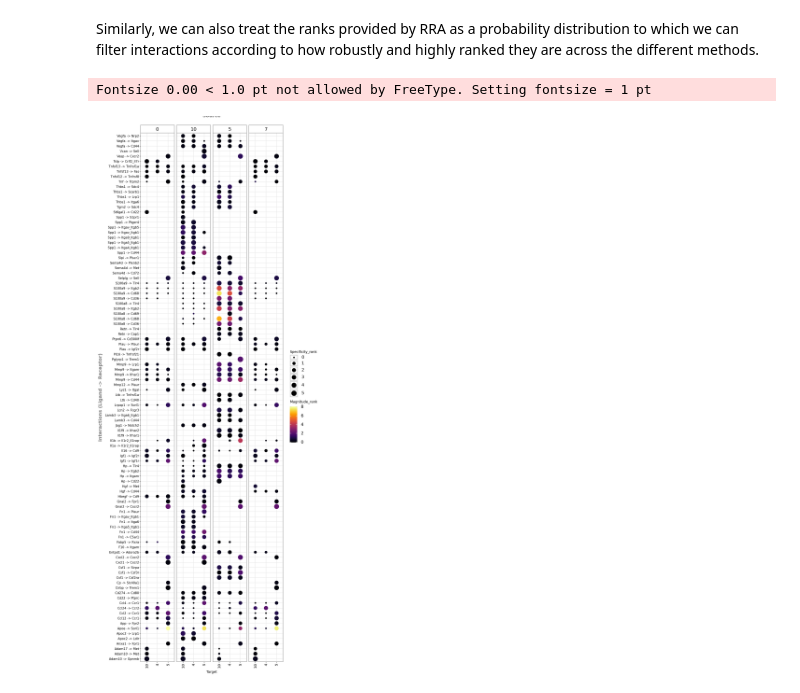
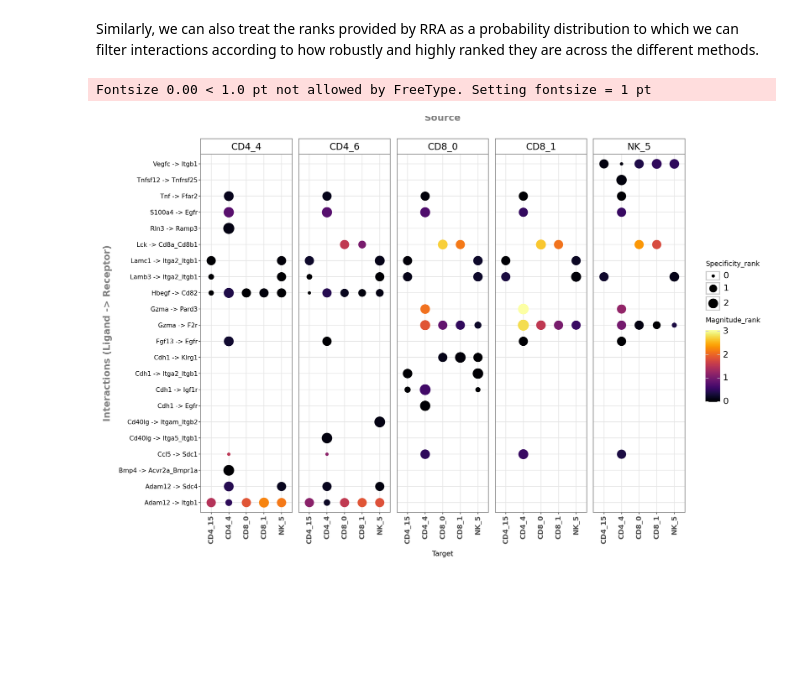
Before and after one commit to Ale-x-andra24/ACM_Mouse_Immune, a Jupyter notebook: Workflow/8_LIANA/A_myeloids/c_18_Leiden_clusters_n_latent150/1_240503_LIANA_on_myeloids.ipynb, the cells around one changed output. Saved outputs shown, nothing was run; the diff lists cells and outputs as text; code cells hidden in the pictures; blank space fills up the shorter version.

```diff
--- a/Workflow/8_LIANA/A_myeloids/c_18_Leiden_clusters_n_latent150/1_240503_LIANA_on_myeloids.ipynb
+++ b/Workflow/8_LIANA/A_myeloids/c_18_Leiden_clusters_n_latent150/1_240503_LIANA_on_myeloids.ipynb
@@ -55,7 +55,7 @@ Session information updated at 2024-05-03 15:18
 # %% [markdown]
 ### Load in the data set
 # %%
-input = '/home/acirnu/data/ACM_cardiac_leuco/5_Leiden_clustering_and_annotation/ACM_myeloids_clustered_muon_ac240502.raw.h5mu'
+input = '/home/acirnu/data/ACM_cardiac_leuco/5_Leiden_clustering_and_annotation/ACM_lymphoids_clustered_muon_ac240506.raw.h5mu'
 mdata = mu.read_h5mu(input)
 mdata
 # %% [output]
@@ -330,16 +332,16 @@ Similarly, we can also treat the ranks provided by RRA as a probability distribu
 # %%
 my_plot = li.pl.dotplot(adata = adata,
                         colour='magnitude_rank',
                         inverse_colour=True,
                         size='specificity_rank',
                         inverse_size=True,
-                        source_labels=['0', '7', '5', '10'],
-                        target_labels=['5', '10', '4'],
+                        source_labels=['CD8_0', 'CD8_1', 'CD4_4', 'CD4_6', 'NK_5'],
+                        target_labels=['CD4_15', 'CD8_0', 'CD8_1', 'CD4_4', 'NK_5'],
                         filter_fun=lambda x: x['specificity_rank'] <= 0.01,
-                        figure_size=(10, 25),
+                        figure_size=(15, 10),
                         cmap= "inferno"
                        )
 my_plot
 # %% [output]
 Fontsize 0.00 < 1.0 pt not allowed by FreeType. Setting fontsize = 1 pt
-[figure, old version]
+[figure, new version]
```
Also changed, not shown: parts of 16 cells of this notebook, 1 other file.
